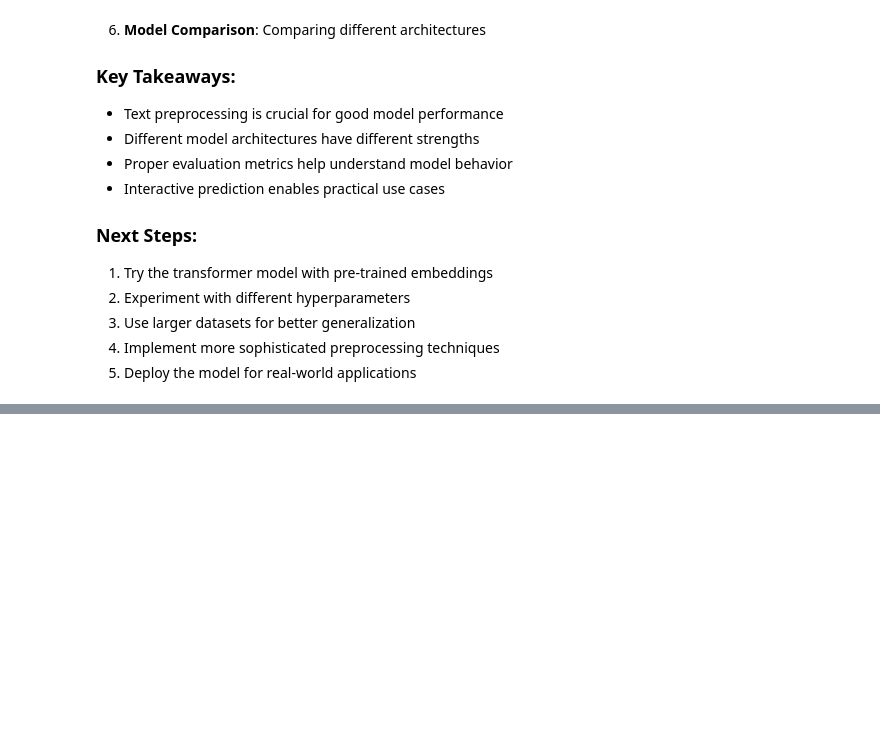
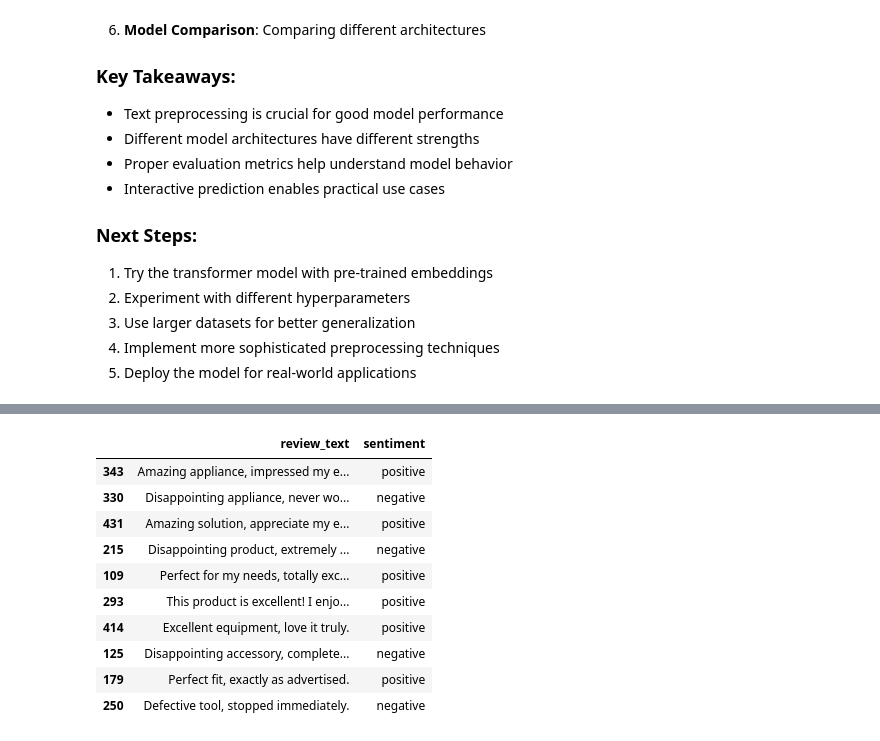
Before and after one commit to moinuddin-ahamed/sentiment-analysis, a Jupyter notebook: notebooks/sentiment_analysis_exploration.ipynb, the cells around one changed output, grey strips where cells are left out. Saved outputs shown, nothing was run; the diff lists cells and outputs as text; code cells hidden in the pictures; blank space fills up the shorter version.

```diff
--- a/notebooks/sentiment_analysis_exploration.ipynb
+++ b/notebooks/sentiment_analysis_exploration.ipynb
@@ -499,0 +571,83 @@ This notebook demonstrated:
+# %%
+# Create a larger synthetic dataset for better training
+def create_expanded_dataset():
+    """Create a larger, more diverse dataset."""
+
+    # Positive sentiment templates
+    positive_templates = [
+        "This product is {adj}! I {verb} it {adv}.",
+        "{adj} quality, {adv} recommend it.",
+        "Amazing {noun}, {verb} my expectations.",
+        "Great {noun} for the price, very {adj}.",
+        "Outstanding {noun}, {adv} satisfied.",
+        "Perfect for my needs, {adv} {adj}.",
+        "Excellent {noun}, {verb} it {adv}.",
+        "Best {noun} I've {verb}, highly {adj}.",
+        "Superior quality, {adv} {adj}.",
+        "Fantastic {noun}, {verb} using it."
+    ]
+
+    # Negative sentiment templates
+    negative_templates = [
+        "This product is {adj}! I {verb} it.",
+        "Terrible {noun}, {adj} quality.",
+        "Poor {noun}, {adv} disappointed.",
+        "Waste of money, {adv} {adj}.",
+        "Horrible {noun}, {verb} after one day.",
+        "Cheap {noun}, not worth the price.",
+        "Disappointing {noun}, {adv} {adj}.",
+        "Worst {noun} ever, {adv} recommend.",
+        "Defective {noun}, {verb} immediately.",
+        "Useless {noun}, {adj} quality."
+    ]
+
+    # Word pools for templates
+    positive_words = {
+        'adj': ['amazing', 'excellent', 'fantastic', 'wonderful', 'great', 'perfect', 'outstanding', 'superb', 'brilliant', 'awesome'],
+        'verb': ['love', 'adore', 'enjoy', 'appreciate', 'treasure', 'value', 'cherish', 'exceeded', 'surpassed', 'impressed'],
+        'adv': ['highly', 'strongly', 'definitely', 'absolutely', 'completely', 'totally', 'really', 'truly', 'very', 'extremely'],
+        'noun': ['product', 'item', 'purchase', 'device', 'tool', 'equipment', 'gadget', 'appliance', 'accessory', 'solution']
+    }
+
+    negative_words = {
+        'adj': ['terrible', 'awful', 'horrible', 'disappointing', 'poor', 'bad', 'worst', 'useless', 'defective', 'broken'],
+        'verb': ['hate', 'dislike', 'regret', 'broke', 'failed', 'stopped', 'malfunctioned', 'disappointed', 'wasted', 'ruined'],
+        'adv': ['completely', 'totally', 'extremely', 'very', 'really', 'absolutely', 'utterly', 'highly', 'never', 'definitely'],
+        'noun': ['product', 'item', 'purchase', 'device', 'tool', 'equipment', 'gadget', 'appliance', 'accessory', 'waste']
+    }
+
+    expanded_reviews = []
+
+    # Generate positive reviews
+    for _ in range(200):
+        template = np.random.choice(positive_templates)
+        words = {key: np.random.choice(positive_words[key]) for key in positive_words}
+        review = template.format(**words)
+        expanded_reviews.append((review, 'positive'))
+
+    # Generate negative reviews
+    for _ in range(200):
+        template = np.random.choice(negative_templates)
+        words = {key: np.random.choice(negative_words[key]) for key in negative_words}
+        review = template.format(**words)
+        expanded_reviews.append((review, 'negative'))
+
+    # Add original reviews
+    for _, row in df.iterrows():
+        expanded_reviews.append((row['review_text'], row['sentiment']))
+
+    # Create DataFrame
+    expanded_df = pd.DataFrame(expanded_reviews, columns=['review_text', 'sentiment'])
+    expanded_df = expanded_df.sample(frac=1, random_state=42).reset_index(drop=True)  # Shuffle
+
+    return expanded_df
+
+# Create expanded dataset
+print("Creating expanded dataset...")
+expanded_df = create_expanded_dataset()
+print(f"Expanded dataset size: {len(expanded_df)}")
+print(f"Sentiment distribution:")
+print(expanded_df['sentiment'].value_counts())
+print("\nSample reviews:")
+display(expanded_df.sample(10))
+# %% [output]
@@ -499,0 +663,11 @@ This notebook demonstrated:
+|  | review_text | sentiment |
+| 343 | Amazing appliance, impressed my e... | positive |
+| 330 | Disappointing appliance, never wo... | negative |
+| 431 | Amazing solution, appreciate my e... | positive |
+| 215 | Disappointing product, extremely ... | negative |
+| 109 | Perfect for my needs, totally exc... | positive |
+| 293 | This product is excellent! I enjo... | positive |
+| 414 | Excellent equipment, love it truly. | positive |
+| 125 | Disappointing accessory, complete... | negative |
+| 179 | Perfect fit, exactly as advertised. | positive |
+| 250 | Defective tool, stopped immediately. | negative |
```
Also changed, not shown: parts of 15 cells of this notebook, 1 other file.
